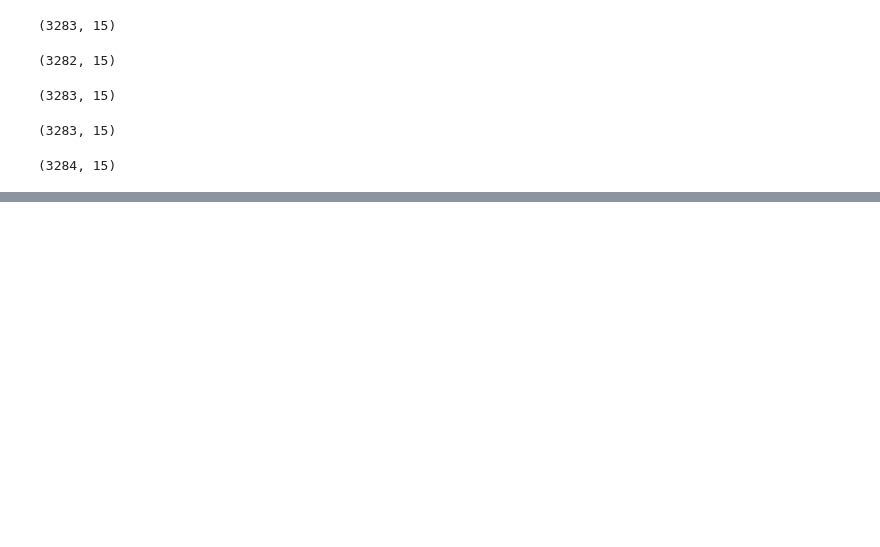
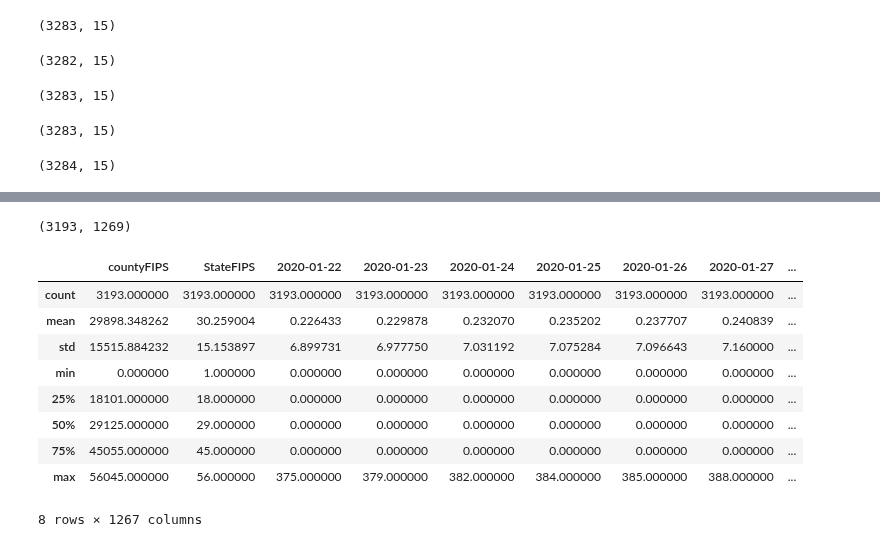
Before and after one commit to rafirahman27/Preparing_for_the_next_Pandemic, a Jupyter notebook: Katie.ipynb, the cells around one changed output, grey strips where cells are left out. Cells and saved outputs as stored; diff of their text form; code cells hidden in the pictures; blank space fills up the shorter version.

```diff
--- a/Katie.ipynb
+++ b/Katie.ipynb
@@ -767,0 +786,17 @@ covid_vax[covid_vax['Date'] == '4/30/2022'].shape
+# %%
+cases.shape
+# %% [output]
+(3193, 1269)
+# %%
+cases.describe()
+# %% [output]
+|  | countyFIPS | StateFIPS | 2020-01-22 | 2020-01-23 | 2020-01-24 | 2020-01-25 | 2020-01-26 | 2020-01-27 | ... |
+| count | 3193.000000 | 3193.000000 | 3193.000000 | 3193.000000 | 3193.000000 | 3193.000000 | 3193.000000 | 3193.000000 | ... |
+| mean | 29898.348262 | 30.259004 | 0.226433 | 0.229878 | 0.232070 | 0.235202 | 0.237707 | 0.240839 | ... |
+| std | 15515.884232 | 15.153897 | 6.899731 | 6.977750 | 7.031192 | 7.075284 | 7.096643 | 7.160000 | ... |
+| min | 0.000000 | 1.000000 | 0.000000 | 0.000000 | 0.000000 | 0.000000 | 0.000000 | 0.000000 | ... |
+| 25% | 18101.000000 | 18.000000 | 0.000000 | 0.000000 | 0.000000 | 0.000000 | 0.000000 | 0.000000 | ... |
+| 50% | 29125.000000 | 29.000000 | 0.000000 | 0.000000 | 0.000000 | 0.000000 | 0.000000 | 0.000000 | ... |
+| 75% | 45055.000000 | 45.000000 | 0.000000 | 0.000000 | 0.000000 | 0.000000 | 0.000000 | 0.000000 | ... |
+| max | 56045.000000 | 56.000000 | 375.000000 | 379.000000 | 382.000000 | 384.000000 | 385.000000 | 388.000000 | ... |
+8 rows × 1267 columns
```
Also changed, not shown: parts of 12 cells of this notebook.
